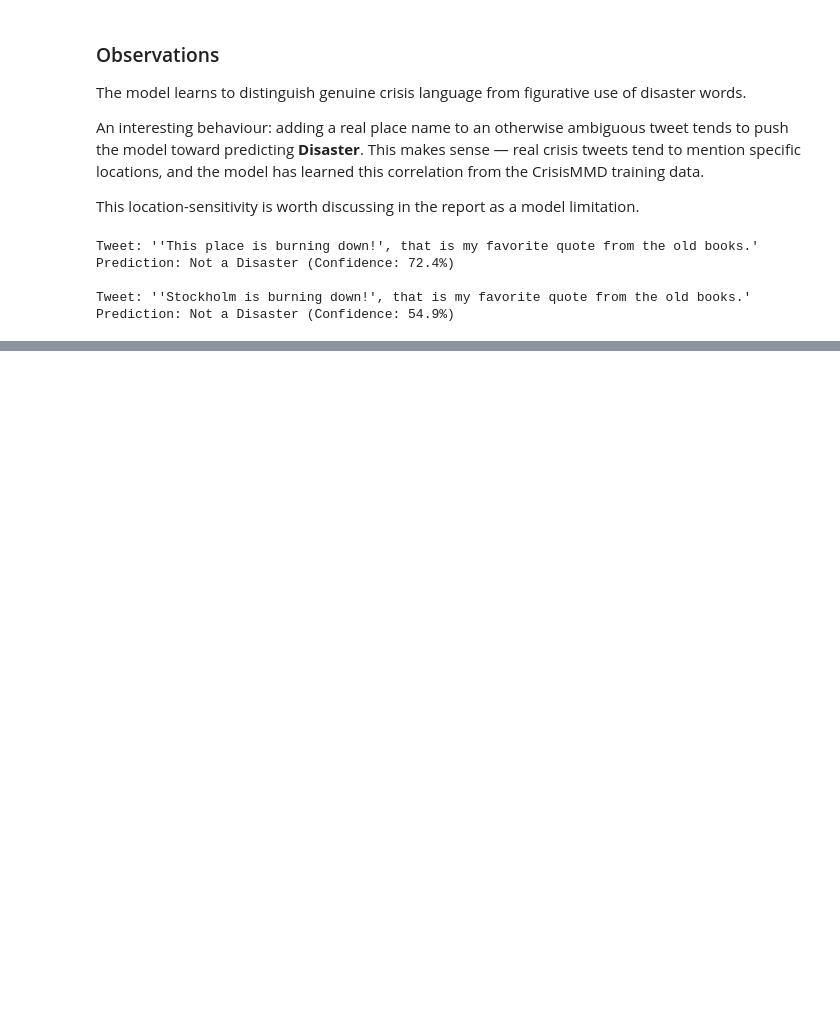
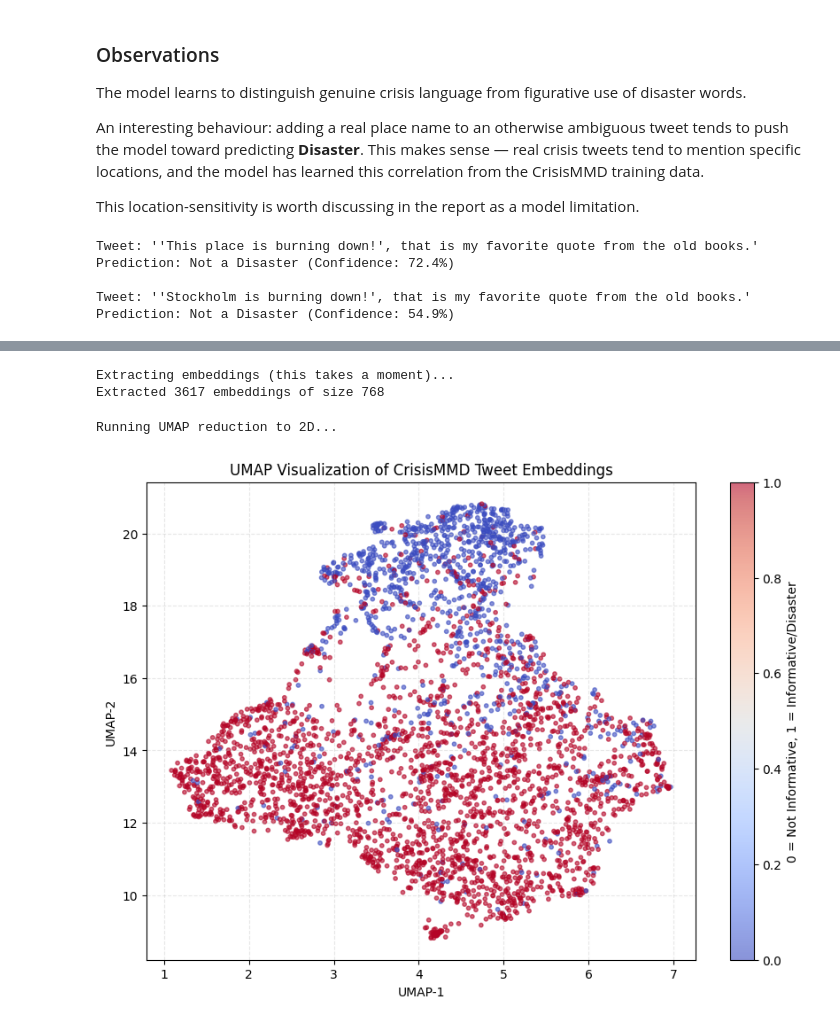
Before and after one commit to brian-w-zhang/Data-Science-Project, a Jupyter notebook: nlpmodel_crisismmd.ipynb, the cells around one changed output, grey strips where cells are left out. Saved outputs shown, nothing was run; the diff lists cells and outputs as text; code cells hidden in the pictures; blank space fills up the shorter version.

Commit message:
Add UMAP visualization section to the CrisisMMD nlpmodel notebook

```diff
--- a/nlpmodel_crisismmd.ipynb
+++ b/nlpmodel_crisismmd.ipynb
@@ -202,0 +214,22 @@ Prediction: Not a Disaster (Confidence: 54.9%)
+# %%
+import matplotlib.pyplot as plt
+import umap.umap_ as umap
+from torch.utils.data import DataLoader
+from transformers import AutoModel
+
+# 1. Load the base encoder (without classification head)
+# We reuse the weights from our fine-tuned model
+print("Loading encoder...")
+encoder = AutoModel.from_pretrained(model_name)
+encoder.load_state_dict(model.base_model.state_dict())
+encoder.to(model.device)
+encoder.eval()
+
+# 2. Prepare the test set for embedding extraction
+test_ds = tokenized_datasets["test"]
+test_ds = test_ds.remove_columns([col for col in test_ds.column_names
+                                  if col not in ["input_ids", "attention_mask", "label"]])
+test_ds.set_format(type="torch")
+test_loader = DataLoader(test_ds, batch_size=32, shuffle=False)
+
+print(f"Ready to extract embeddings for {len(test_ds)} tweets.")
@@ -202,0 +250,53 @@ Prediction: Not a Disaster (Confidence: 54.9%)
+# %%
+# 3. Extract CLS embeddings
+all_embeddings = []
+all_labels = []
+
+print("Extracting embeddings (this takes a moment)...")
+with torch.no_grad():
+    for batch in test_loader:
+        input_ids = batch["input_ids"].to(model.device)
+        attention_mask = batch["attention_mask"].to(model.device)
+        labels = batch["label"].cpu().numpy()
+
+        # Get model outputs
+        outputs = encoder(input_ids=input_ids, attention_mask=attention_mask)
+
+        # Use the [CLS] token embedding (index 0) as the sentence representative
+        cls_embeddings = outputs.last_hidden_state[:, 0, :].cpu().numpy()
+
+        all_embeddings.append(cls_embeddings)
+        all_labels.append(labels)
+
+embeddings = np.concatenate(all_embeddings, axis=0)
+labels = np.concatenate(all_labels, axis=0)
+print(f"Extracted {embeddings.shape[0]} embeddings of size {embeddings.shape[1]}")
+# %% [output]
+Extracting embeddings (this takes a moment)...
+Extracted 3617 embeddings of size 768
+# %%
+# 4. Run UMAP dimensionality reduction
+print("Running UMAP reduction to 2D...")
+reducer = umap.UMAP(n_neighbors=15, min_dist=0.1, random_state=42)
+projected_embeddings = reducer.fit_transform(embeddings)
+
+# 5. Plot the result
+plt.figure(figsize=(10, 7))
+scatter = plt.scatter(
+    projected_embeddings[:, 0],
+    projected_embeddings[:, 1],
+    c=labels,
+    cmap='coolwarm',
+    alpha=0.6,
+    s=10
+)
+
+plt.title("UMAP Visualization of CrisisMMD Tweet Embeddings")
+plt.colorbar(label='0 = Not Informative, 1 = Informative/Disaster')
+plt.xlabel("UMAP-1")
+plt.ylabel("UMAP-2")
+plt.grid(True, linestyle='--', alpha=0.3)
+plt.show()
+# %% [output]
+Running UMAP reduction to 2D...
+[figure, added]
```
Also changed, not shown: parts of 3 cells of this notebook, 1 other file.
